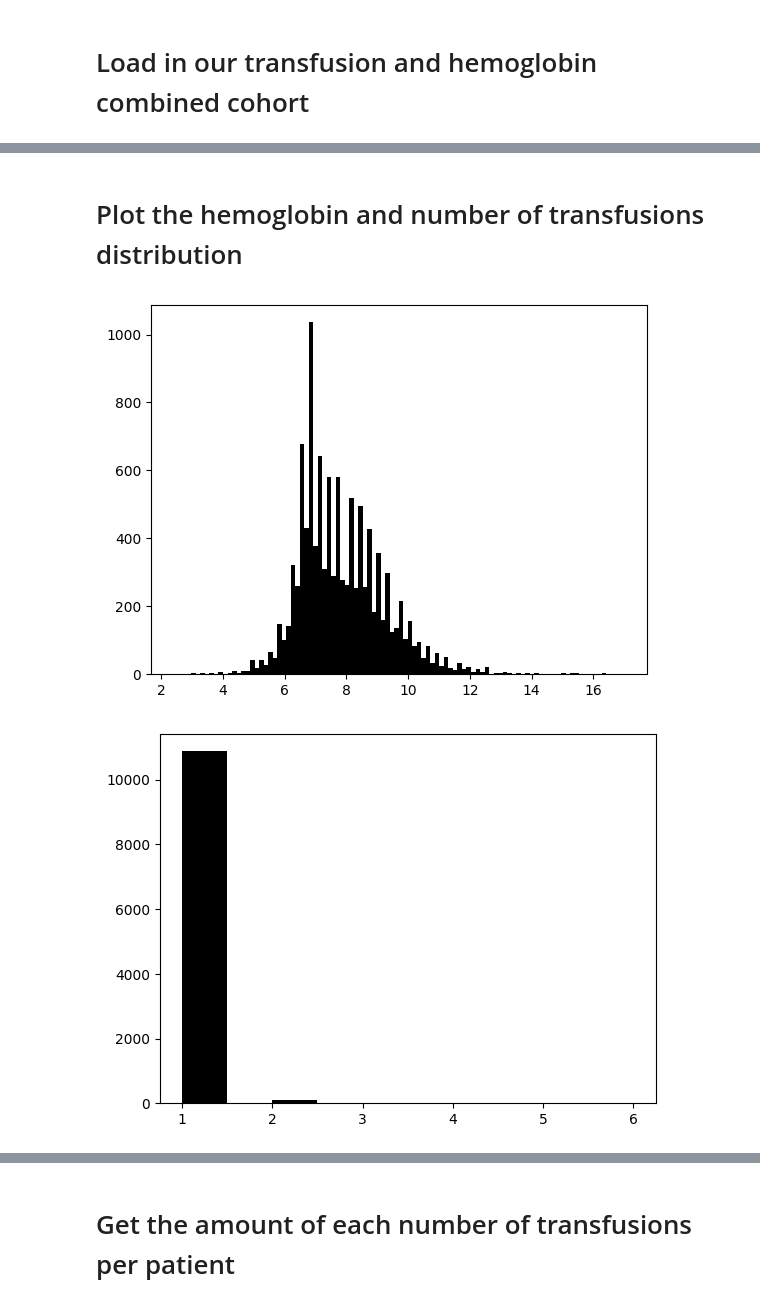
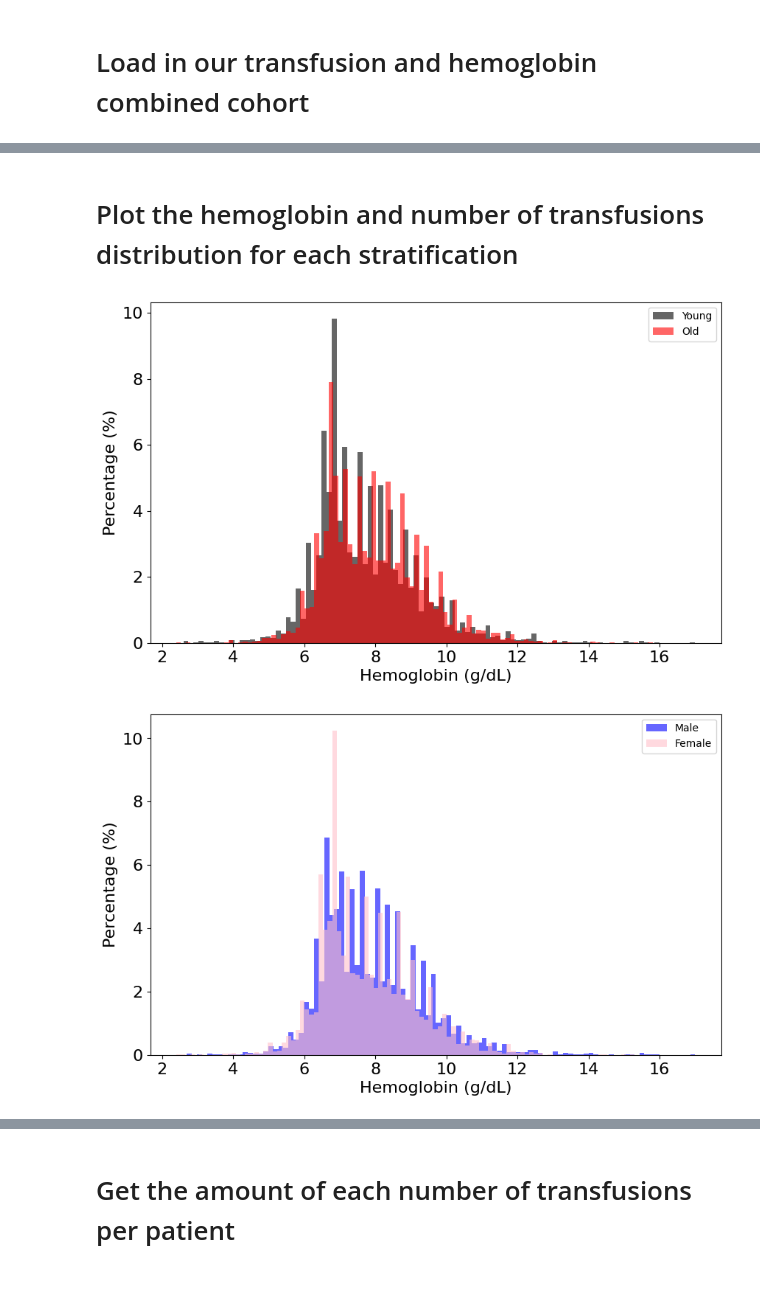
Before and after one commit to Lucas-Mc/tarragona-datathon-2022, a Jupyter notebook: tarragona_datathon_2022.ipynb, the cells around one changed output, grey strips where cells are left out. Saved outputs shown, nothing was run; the diff lists cells and outputs as text; code cells hidden in the pictures.

```diff
--- a/tarragona_datathon_2022.ipynb
+++ b/tarragona_datathon_2022.ipynb
@@ -28,0 +36,18 @@ df
+# %%
+print(np.mean(df_demo['admission_age']))
+df_demo_young = df_demo[df_demo['admission_age'] < 65]
+# >89 is put to median due to HIPAA
+df_demo_old = df_demo[(df_demo['admission_age'] >= 65) & (df_demo['admission_age'] <= 89)]
+print(len(df_demo_young.index))
+print(len(df_demo_old.index))
+
+display(Counter(df_demo['gender']))
+df_demo_male = df_demo[df_demo['gender'] == 'M']
+df_demo_female = df_demo[df_demo['gender'] == 'F']
+
+display(Counter(df_demo['ethnicity']))
+df_demo_white = df_demo[df_demo['ethnicity'] == 'WHITE']
+df_demo_asian = df_demo[df_demo['ethnicity'] == 'ASIAN']
+df_demo_black = df_demo[df_demo['ethnicity'] == 'BLACK/AFRICAN AMERICAN']
+df_demo_hispanic = df_demo[df_demo['ethnicity'] == 'HISPANIC/LATINO']
+df_demo_other = df_demo[df_demo['ethnicity'].isin(['OTHER','AMERICAN INDIAN/ALASKA NATIVE'])]
@@ -29,13 +67,44 @@ df
 # %% [markdown]
-# Plot the hemoglobin and number of transfusions distribution
+# Plot the hemoglobin and number of transfusions distribution for each stratification
-# %%
-plt.figure()
-plt.hist(df['hemoglobin'], bins=100, color='k')
-plt.show()
-
-plt.figure()
-plt.hist(dict(Counter(df['stay_id_x'])).values(), color='k')
-plt.show()
-# %% [output]
-[figure, removed]
-[figure, removed]
+# %%
+plt.figure(figsize=(10,6))
+ax = plt.gca()
+ax.tick_params(axis='both', which='major', labelsize=16)
+ax.tick_params(axis='both', which='minor', labelsize=12)
+plt.hist(df_demo_young['hemoglobin'], weights=100*np.ones(len(df_demo_young.index))/len(df_demo_young.index), label='Young', bins=100, color='k', alpha=0.6)
+plt.hist(df_demo_old['hemoglobin'], weights=100*np.ones(len(df_demo_old.index))/len(df_demo_old.index), label='Old', bins=100, color='r', alpha=0.6)
+plt.legend()
+plt.xlabel('Hemoglobin (g/dL)', fontsize=16)
+plt.ylabel('Percentage (%)', fontsize=16)
+plt.savefig(os.path.join(OUTPUT_DIR, 'Hb-distribution_age'))
+plt.show()
+
+plt.figure(figsize=(10,6))
+ax = plt.gca()
+ax.tick_params(axis='both', which='major', labelsize=16)
+ax.tick_params(axis='both', which='minor', labelsize=12)
+plt.hist(df_demo_male['hemoglobin'], weights=100*np.ones(len(df_demo_male.index))/len(df_demo_male.index), label='Male', bins=100, color='b', alpha=0.6)
+plt.hist(df_demo_female['hemoglobin'], weights=100*np.ones(len(df_demo_female.index))/len(df_demo_female.index), label='Female', bins=100, color='pink', alpha=0.6)
+plt.legend()
+plt.xlabel('Hemoglobin (g/dL)', fontsize=16)
+plt.ylabel('Percentage (%)', fontsize=16)
+plt.savefig(os.path.join(OUTPUT_DIR, 'Hb-distribution_gender'))
+plt.show()
+
+plt.figure(figsize=(10,6))
+ax = plt.gca()
+ax.tick_params(axis='both', which='major', labelsize=16)
+ax.tick_params(axis='both', which='minor', labelsize=12)
+plt.hist(df_demo_white['hemoglobin'], weights=100*np.ones(len(df_demo_white.index))/len(df_demo_white.index), label='White', bins=100, color='grey', alpha=0.6)
+plt.hist(df_demo_black['hemoglobin'], weights=100*np.ones(len(df_demo_black.index))/len(df_demo_black.index), label='Black', bins=100, color='k', alpha=0.6)
+plt.hist(df_demo_asian['hemoglobin'], weights=100*np.ones(len(df_demo_asian.index))/len(df_demo_asian.index), label='Asian', bins=100, color='orange', alpha=0.6)
+plt.hist(df_demo_hispanic['hemoglobin'], weights=100*np.ones(len(df_demo_hispanic.index))/len(df_demo_hispanic.index), label='Hispanic', bins=100, color='g', alpha=0.6)
+plt.hist(df_demo_other['hemoglobin'], weights=100*np.ones(len(df_demo_other.index))/len(df_demo_other.index), label='Other', bins=100, color='b', alpha=0.6)
+plt.legend()
+plt.xlabel('Hemoglobin (g/dL)', fontsize=16)
+plt.ylabel('Percentage (%)', fontsize=16)
+plt.savefig(os.path.join(OUTPUT_DIR, 'Hb-distribution_ethnicity'))
+plt.show()
+# %% [output]
+[figure, added]
+[figure, added]
```
Also changed, not shown: parts of 11 cells of this notebook, 9 other files.
